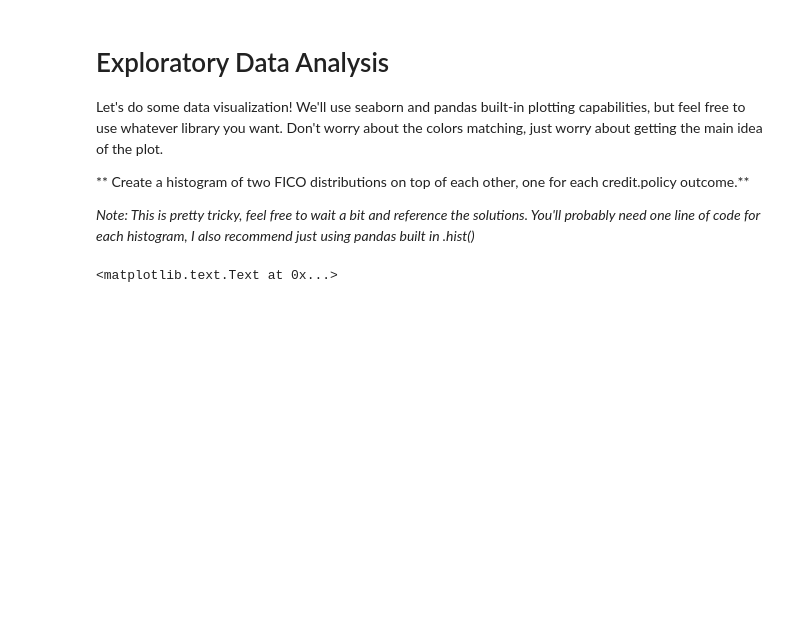
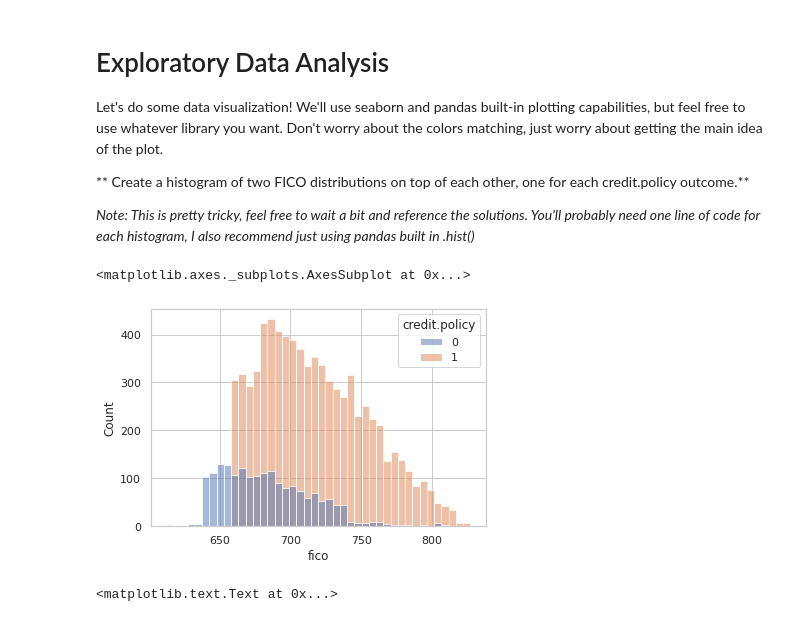
Before and after one commit to leejyy/Assignment, a Jupyter notebook: Decision_Trees_and_Random_Forest_Project.ipynb, the cells around one changed output. Drawn from its saved outputs; the diff is of its cells as text; code cells hidden in the pictures; blank space fills up the shorter version.

```diff
--- a/Decision_Trees_and_Random_Forest_Project.ipynb
+++ b/Decision_Trees_and_Random_Forest_Project.ipynb
@@ -91,6 +115,12 @@ Let's do some data visualization! We'll use seaborn and pandas built-in plotting
 ** Create a histogram of two FICO distributions on top of each other, one for each credit.policy outcome.**
 
 *Note: This is pretty tricky, feel free to wait a bit and reference the solutions. You'll probably need one line of code for each histogram, I also recommend just using pandas built in .hist()*
+# %%
+sns.set_style('whitegrid')
+sns.histplot(data=loans,x='fico',hue='credit.policy')
+# %% [output]
+<matplotlib.axes._subplots.AxesSubplot at 0x...>
+[figure, added]
 # %%
 # %% [output]
 <matplotlib.text.Text at 0x...>
```
Also changed, not shown: parts of 30 cells of this notebook.
